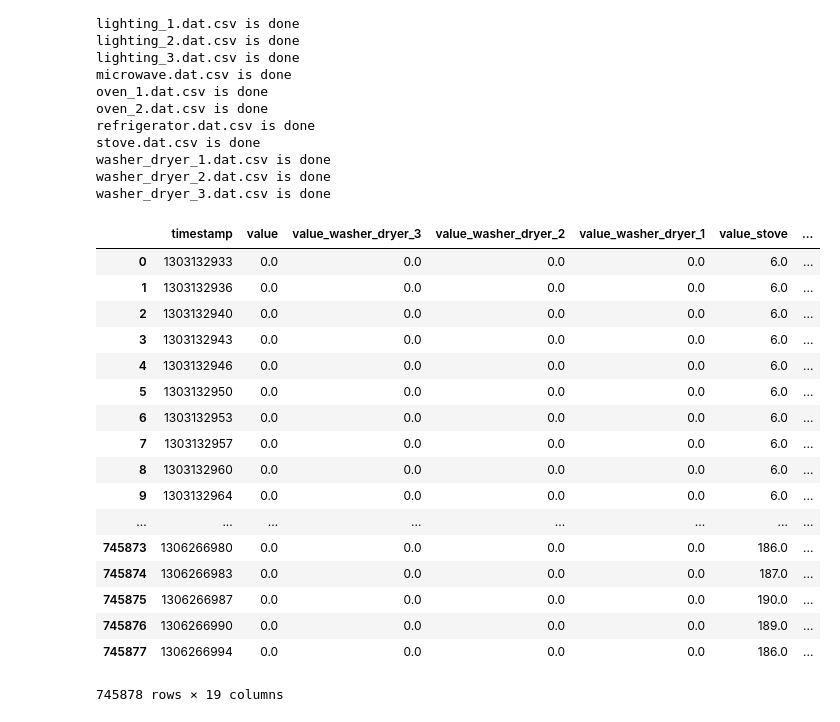
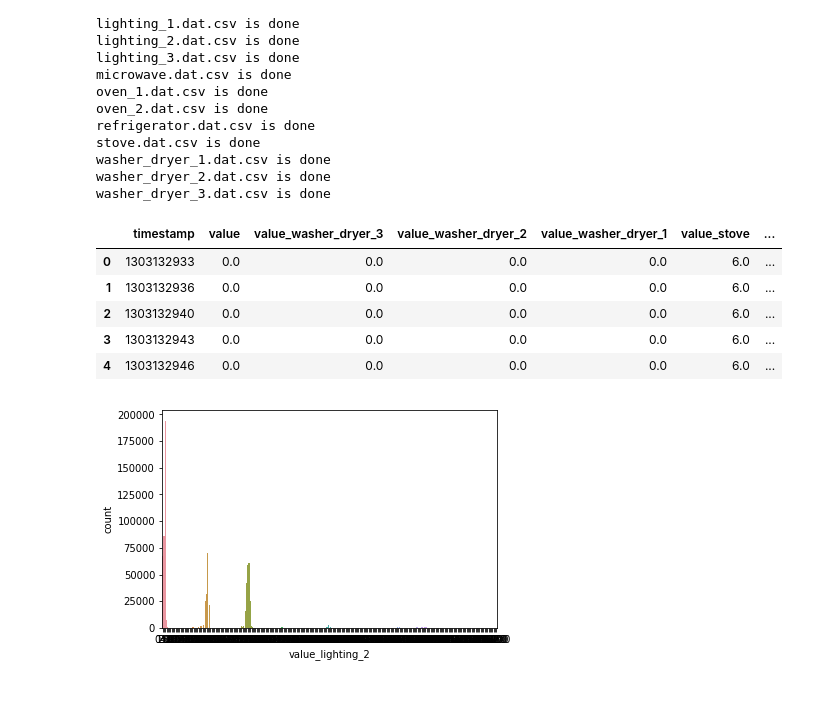
Before and after one commit to ziffy923/NILM-btp, a Jupyter notebook: house_1/merge_all_appliances_csvs.ipynb, the cells around one changed output. Drawn from its saved outputs; the diff is of its cells as text; code cells hidden in the pictures; blank space fills up the shorter version.

Commit message:
merge csvs code updated

```diff
--- a/house_1/merge_all_appliances_csvs.ipynb
+++ b/house_1/merge_all_appliances_csvs.ipynb
@@ -1 +1,14 @@
+# %%
+import pandas as pd
+import os
+import matplotlib.pyplot as plt
+from numpy import newaxis
+%matplotlib inline
+import seaborn as sns
+import re
+import numpy as np
+from sklearn import tree
+from sklearn.model_selection import GridSearchCV
+pd.set_option("display.max_rows",500)
+pd.set_option("display.max_columns",500)
 # %%
@@ -43,23 +55,15 @@ washer_dryer_3.dat.csv is done
 # %%
 merged_csvs = pd.read_csv(path+"all_appliances_merged.csv",index_col=0)
 # %%
-merged_csvs
+merged_csvs.head()
 # %% [output]
 |  | timestamp | value | value_washer_dryer_3 | value_washer_dryer_2 | value_washer_dryer_1 | value_stove | ... |
 | 0 | 1303132933 | 0.0 | 0.0 | 0.0 | 0.0 | 6.0 | ... |
 | 1 | 1303132936 | 0.0 | 0.0 | 0.0 | 0.0 | 6.0 | ... |
 | 2 | 1303132940 | 0.0 | 0.0 | 0.0 | 0.0 | 6.0 | ... |
 | 3 | 1303132943 | 0.0 | 0.0 | 0.0 | 0.0 | 6.0 | ... |
 | 4 | 1303132946 | 0.0 | 0.0 | 0.0 | 0.0 | 6.0 | ... |
-| 5 | 1303132950 | 0.0 | 0.0 | 0.0 | 0.0 | 6.0 | ... |
-| 6 | 1303132953 | 0.0 | 0.0 | 0.0 | 0.0 | 6.0 | ... |
-| 7 | 1303132957 | 0.0 | 0.0 | 0.0 | 0.0 | 6.0 | ... |
-| 8 | 1303132960 | 0.0 | 0.0 | 0.0 | 0.0 | 6.0 | ... |
-| 9 | 1303132964 | 0.0 | 0.0 | 0.0 | 0.0 | 6.0 | ... |
-| ... | ... | ... | ... | ... | ... | ... | ... |
-| 745873 | 1306266980 | 0.0 | 0.0 | 0.0 | 0.0 | 186.0 | ... |
-| 745874 | 1306266983 | 0.0 | 0.0 | 0.0 | 0.0 | 187.0 | ... |
-| 745875 | 1306266987 | 0.0 | 0.0 | 0.0 | 0.0 | 190.0 | ... |
-| 745876 | 1306266990 | 0.0 | 0.0 | 0.0 | 0.0 | 189.0 | ... |
-| 745877 | 1306266994 | 0.0 | 0.0 | 0.0 | 0.0 | 186.0 | ... |
-745878 rows × 19 columns
+# %%
+sns.countplot(merged_csvs['value_lighting_2']);
+# %% [output]
+[figure, added]
```
Also changed, not shown: parts of 5 cells of this notebook.
